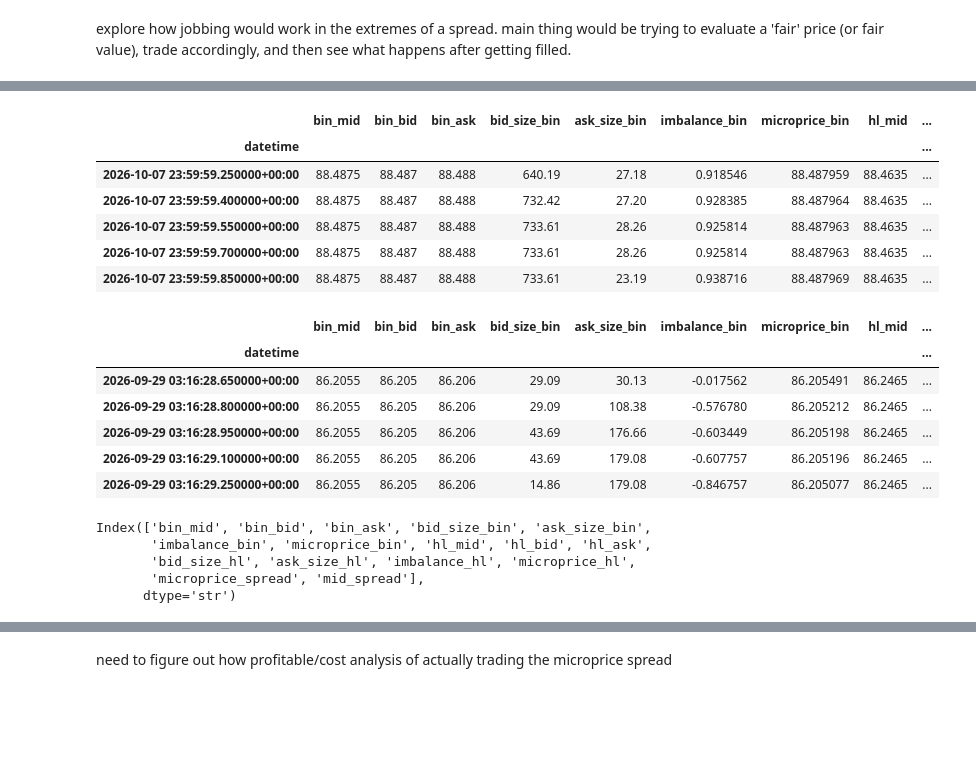
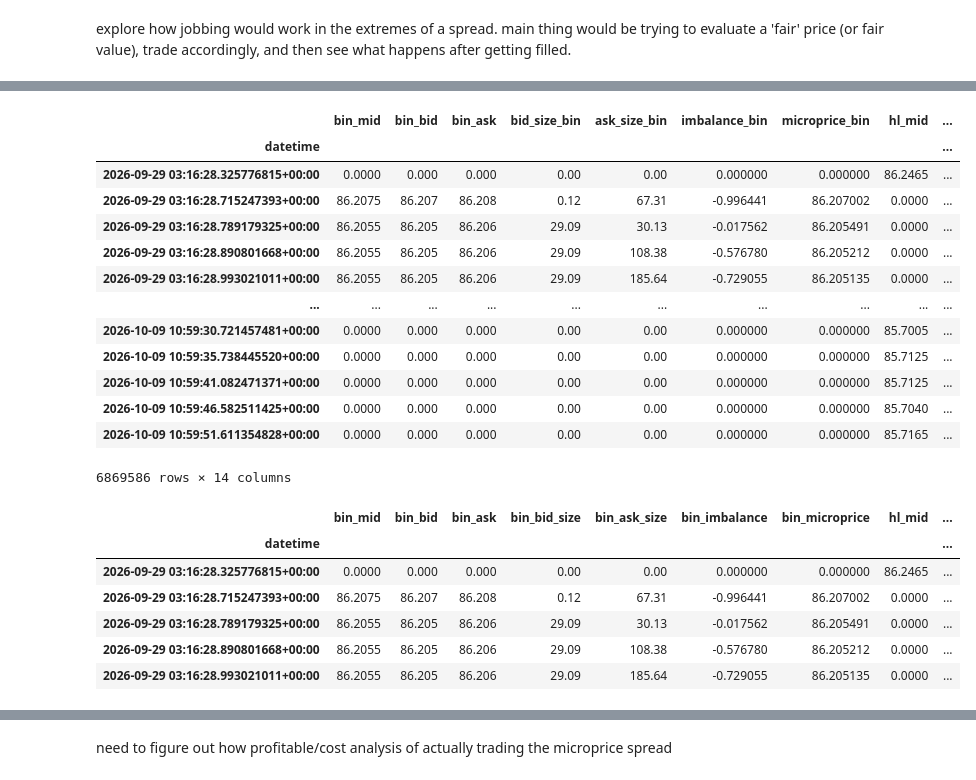
Before and after one commit to aliquid-novi/crypto_research, a Jupyter notebook: jobbing_based.ipynb, the cells around one changed output, grey strips where cells are left out. Drawn from its saved outputs; the diff is of its cells as text; code cells hidden in the pictures; blank space fills up the shorter version.

```diff
--- a/jobbing_based.ipynb
+++ b/jobbing_based.ipynb
@@ -18,35 +16,3 @@ bin_hype = load_data.get_md(
     'BINANCE_FUTURES',
     'HYPE-USDT-PERP',
     'book')
-# %%
-b_1min = (
-    bin_hype[["mid", "bid", 'ask', 'bid_size', 'ask_size', 'imbalance', 'microprice']]
-    .resample("150ms")
-    .last()
-    .ffill()
-    .rename(columns={"mid": "bin_mid", "bid": "bin_bid", "ask":"bin_ask",
-                    'bid_size':'bid_size_bin', 'ask_size':'ask_size_bin',
-                    'imbalance':'imbalance_bin', 'microprice':'microprice_bin'})
-)
-
-h_1min = (
-    hl_hype[["mid", "bid", "ask", 'bid_size', 'ask_size', 'imbalance', 'microprice']]
-    .resample("150ms")
-    .last()
-    .ffill()
-    .rename(columns={"mid": "hl_mid", "bid": "hl_bid", "ask":"hl_ask",
-                    'bid_size':'bid_size_hl', 'ask_size':'ask_size_hl',
-                    'imbalance':'imbalance_hl', 'microprice':'microprice_hl'})
-)
-
-# Merge them on their timestamp indexes
-df = b_1min.join(h_1min, how="inner")
-df.tail()
-# %% [output]
-|  | bin_mid | bin_bid | bin_ask | bid_size_bin | ask_size_bin | imbalance_bin | microprice_bin | hl_mid | ... |
-| datetime |  |  |  |  |  |  |  |  | ... |
-| 2026-10-07 23:59:59.250000+00:00 | 88.4875 | 88.487 | 88.488 | 640.19 | 27.18 | 0.918546 | 88.487959 | 88.4635 | ... |
-| 2026-10-07 23:59:59.400000+00:00 | 88.4875 | 88.487 | 88.488 | 732.42 | 27.20 | 0.928385 | 88.487964 | 88.4635 | ... |
-| 2026-10-07 23:59:59.550000+00:00 | 88.4875 | 88.487 | 88.488 | 733.61 | 28.26 | 0.925814 | 88.487963 | 88.4635 | ... |
-| 2026-10-07 23:59:59.700000+00:00 | 88.4875 | 88.487 | 88.488 | 733.61 | 28.26 | 0.925814 | 88.487963 | 88.4635 | ... |
-| 2026-10-07 23:59:59.850000+00:00 | 88.4875 | 88.487 | 88.488 | 733.61 | 23.19 | 0.938716 | 88.487969 | 88.4635 | ... |
@@ -53,20 +52,35 @@ df.tail()
+# %%
+df = (
+    pd.concat([b, h], axis=1, join="outer")
+    .sort_index()
+    .fillna(0)
+)
+
+df
+# %% [output]
+|  | bin_mid | bin_bid | bin_ask | bid_size_bin | ask_size_bin | imbalance_bin | microprice_bin | hl_mid | ... |
+| datetime |  |  |  |  |  |  |  |  | ... |
+| 2026-09-29 03:16:28.325776815+00:00 | 0.0000 | 0.000 | 0.000 | 0.00 | 0.00 | 0.000000 | 0.000000 | 86.2465 | ... |
+| 2026-09-29 03:16:28.715247393+00:00 | 86.2075 | 86.207 | 86.208 | 0.12 | 67.31 | -0.996441 | 86.207002 | 0.0000 | ... |
+| 2026-09-29 03:16:28.789179325+00:00 | 86.2055 | 86.205 | 86.206 | 29.09 | 30.13 | -0.017562 | 86.205491 | 0.0000 | ... |
+| 2026-09-29 03:16:28.890801668+00:00 | 86.2055 | 86.205 | 86.206 | 29.09 | 108.38 | -0.576780 | 86.205212 | 0.0000 | ... |
+| 2026-09-29 03:16:28.993021011+00:00 | 86.2055 | 86.205 | 86.206 | 29.09 | 185.64 | -0.729055 | 86.205135 | 0.0000 | ... |
+| ... | ... | ... | ... | ... | ... | ... | ... | ... | ... |
+| 2026-10-09 10:59:30.721457481+00:00 | 0.0000 | 0.000 | 0.000 | 0.00 | 0.00 | 0.000000 | 0.000000 | 85.7005 | ... |
+| 2026-10-09 10:59:35.738445520+00:00 | 0.0000 | 0.000 | 0.000 | 0.00 | 0.00 | 0.000000 | 0.000000 | 85.7125 | ... |
+| 2026-10-09 10:59:41.082471371+00:00 | 0.0000 | 0.000 | 0.000 | 0.00 | 0.00 | 0.000000 | 0.000000 | 85.7125 | ... |
+| 2026-10-09 10:59:46.582511425+00:00 | 0.0000 | 0.000 | 0.000 | 0.00 | 0.00 | 0.000000 | 0.000000 | 85.7040 | ... |
+| 2026-10-09 10:59:51.611354828+00:00 | 0.0000 | 0.000 | 0.000 | 0.00 | 0.00 | 0.000000 | 0.000000 | 85.7165 | ... |
+6869586 rows × 14 columns
 # %%
-df['microprice_spread'] = df['microprice_hl'] - df['microprice_bin']
+df['microprice_spread'] = df['hl_microprice'] - df['bin_microprice']
 df['mid_spread'] = df['hl_mid'] - df['bin_mid']
 df.head()
 # %% [output]
-|  | bin_mid | bin_bid | bin_ask | bid_size_bin | ask_size_bin | imbalance_bin | microprice_bin | hl_mid | ... |
+|  | bin_mid | bin_bid | bin_ask | bin_bid_size | bin_ask_size | bin_imbalance | bin_microprice | hl_mid | ... |
 | datetime |  |  |  |  |  |  |  |  | ... |
-| 2026-09-29 03:16:28.650000+00:00 | 86.2055 | 86.205 | 86.206 | 29.09 | 30.13 | -0.017562 | 86.205491 | 86.2465 | ... |
-| 2026-09-29 03:16:28.800000+00:00 | 86.2055 | 86.205 | 86.206 | 29.09 | 108.38 | -0.576780 | 86.205212 | 86.2465 | ... |
-| 2026-09-29 03:16:28.950000+00:00 | 86.2055 | 86.205 | 86.206 | 43.69 | 176.66 | -0.603449 | 86.205198 | 86.2465 | ... |
-| 2026-09-29 03:16:29.100000+00:00 | 86.2055 | 86.205 | 86.206 | 43.69 | 179.08 | -0.607757 | 86.205196 | 86.2465 | ... |
-| 2026-09-29 03:16:29.250000+00:00 | 86.2055 | 86.205 | 86.206 | 14.86 | 179.08 | -0.846757 | 86.205077 | 86.2465 | ... |
+| 2026-09-29 03:16:28.325776815+00:00 | 0.0000 | 0.000 | 0.000 | 0.00 | 0.00 | 0.000000 | 0.000000 | 86.2465 | ... |
+| 2026-09-29 03:16:28.715247393+00:00 | 86.2075 | 86.207 | 86.208 | 0.12 | 67.31 | -0.996441 | 86.207002 | 0.0000 | ... |
+| 2026-09-29 03:16:28.789179325+00:00 | 86.2055 | 86.205 | 86.206 | 29.09 | 30.13 | -0.017562 | 86.205491 | 0.0000 | ... |
+| 2026-09-29 03:16:28.890801668+00:00 | 86.2055 | 86.205 | 86.206 | 29.09 | 108.38 | -0.576780 | 86.205212 | 0.0000 | ... |
+| 2026-09-29 03:16:28.993021011+00:00 | 86.2055 | 86.205 | 86.206 | 29.09 | 185.64 | -0.729055 | 86.205135 | 0.0000 | ... |
-# %%
-df.columns
-# %% [output]
-Index(['bin_mid', 'bin_bid', 'bin_ask', 'bid_size_bin', 'ask_size_bin',
-       'imbalance_bin', 'microprice_bin', 'hl_mid', 'hl_bid', 'hl_ask',
-       'bid_size_hl', 'ask_size_hl', 'imbalance_hl', 'microprice_hl',
-       'microprice_spread', 'mid_spread'],
-      dtype='str')
```
Also changed, not shown: parts of 6 cells of this notebook, 7 other files.
